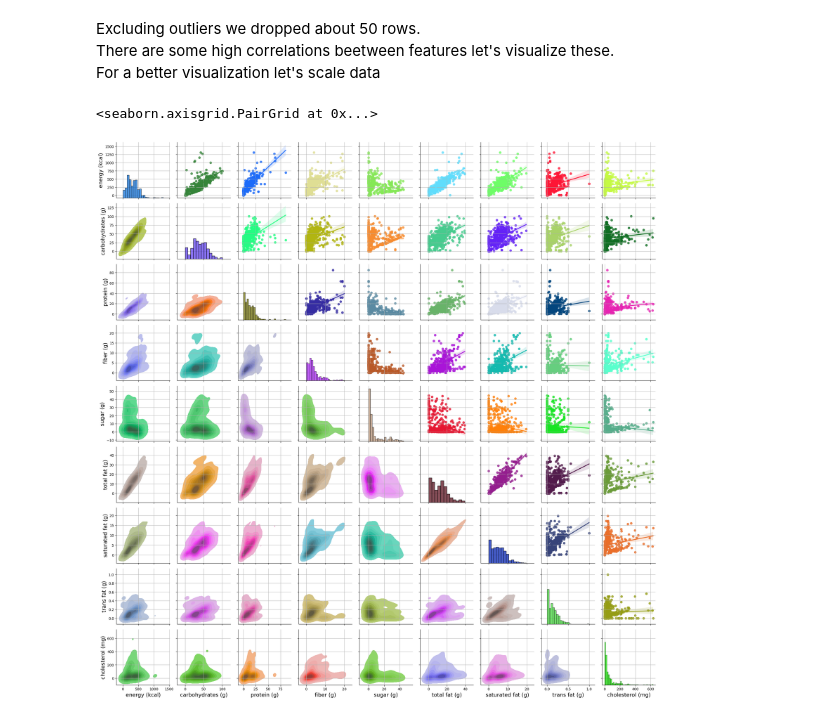
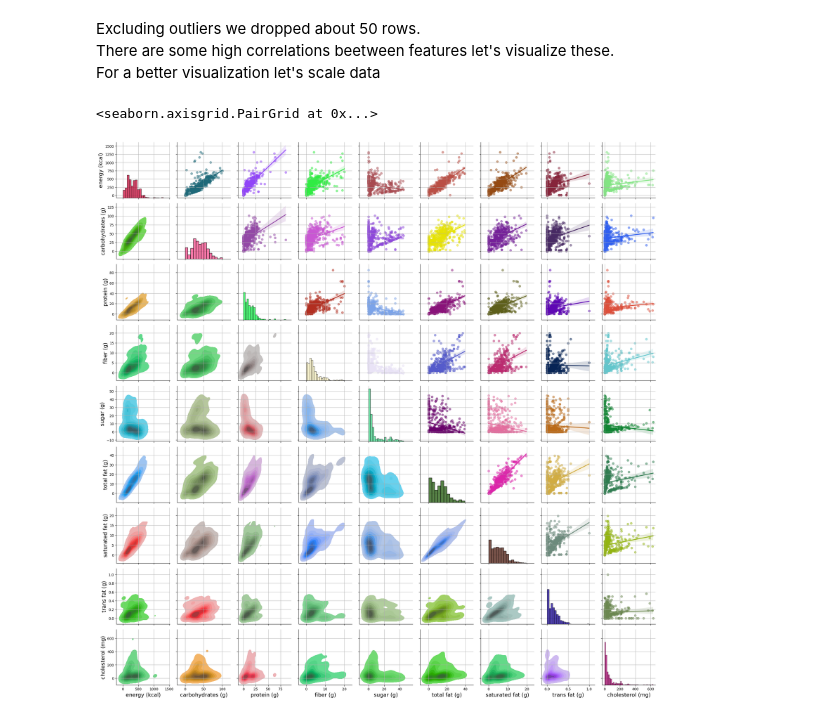
Before and after one commit to NicoGiamm/MachineLearning-DataScience_smallprojects, a Jupyter notebook: Fast Food Nutritional Values/Fast_food_analysis.ipynb, the cells around one changed output. Saved outputs shown, nothing was run; the diff lists cells and outputs as text; code cells hidden in the pictures.

```diff
--- a/Fast Food Nutritional Values/Fast_food_analysis.ipynb
+++ b/Fast Food Nutritional Values/Fast_food_analysis.ipynb
@@ -160,21 +160,21 @@ For a better visualization let's scale data
 # %%
 #Some cool settings
 def my_regplot(x, y, **kwargs):
-    kwargs['color'] = np.append(np.random.rand(3,), 0.3)
-    sns.regplot(x=x, y=y, **kwargs)
+    kwargs['color'] = np.random.rand(3,)
+    sns.regplot(x=x, y=y, scatter_kws={'alpha':0.5}, **kwargs)
 
 def my_kde(x, y, **kwargs):
     kwargs['color'] = np.random.rand(3,)
     sns.kdeplot(x=x, y=y, fill = True,**kwargs)
 
 def my_hist(x, **kwargs):
     kwargs['color'] = np.random.rand(3,)
     sns.histplot(x, **kwargs)
 
 graph = sns.PairGrid(num_df_out)
 graph.map_diag(my_hist)
 graph.map_upper(my_regplot)
 graph.map_lower(my_kde)
 # %% [output]
 <seaborn.axisgrid.PairGrid at 0x...>
-[figure, old version]
+[figure, new version]
```
Also changed, not shown: parts of 1 cell of this notebook.
